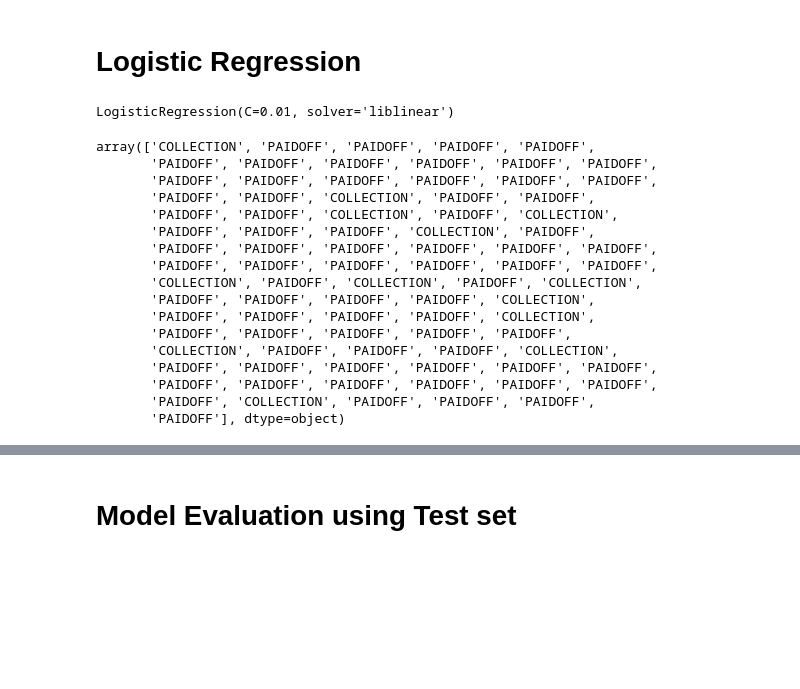
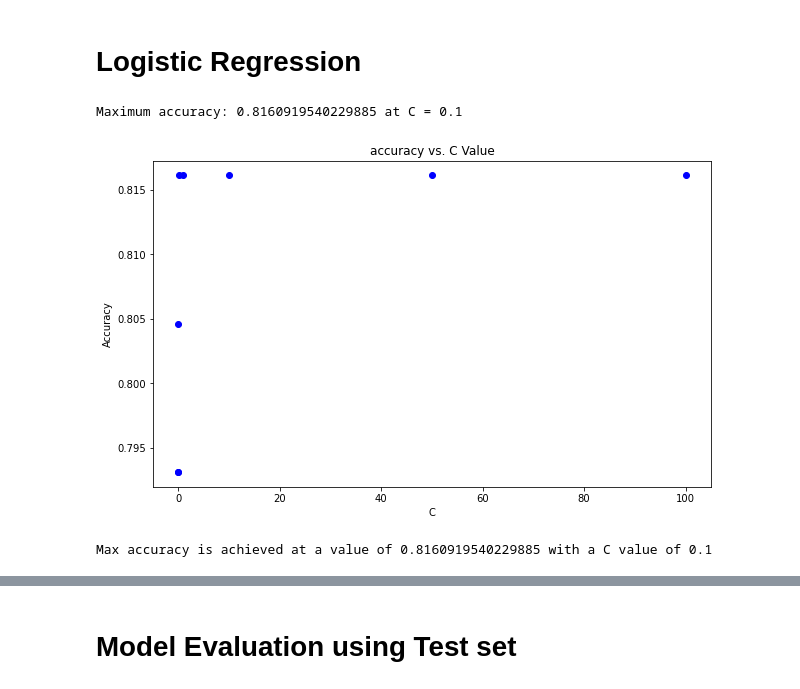
Before and after one commit to alexfrf/coursera-capstone-project, a Jupyter notebook: Capstone_Project.ipynb, the cells around one changed output, grey strips where cells are left out. Saved outputs shown, nothing was run; the diff lists cells and outputs as text; code cells hidden in the pictures; blank space fills up the shorter version.

```diff
--- a/Capstone_Project.ipynb
+++ b/Capstone_Project.ipynb
@@ -474,32 +517,36 @@ SVM's Accuracy under Trainset:  0.7837837837837838
 # %% [markdown]
 # Logistic Regression
+# %%
+from sklearn.linear_model import LogisticRegression
+list_tc = [0.0001,0.001,0.01,0.1,1,10,50,100]
+# %%
+scores = []
+cs = []
+for i in list_tc:
+    LR = LogisticRegression(C=i, solver='liblinear').fit(x_train,y_train)
+    y_pred = LR.predict(x_test)
+    score = LR.score(x_test,y_test)
+    scores.append(score)
+    cs.append(i)
+
+plt.figure(figsize=(10,6))
+plt.scatter(cs,scores,color = 'blue',
+         marker='o')
+plt.title('accuracy vs. C Value')
+plt.xlabel('C')
+plt.ylabel('Accuracy')
+print("Maximum accuracy:",max(scores),"at C =",cs[np.array(scores).argmax()])
+# %% [output]
+Maximum accuracy: 0.8160919540229885 at C = 0.1
+[figure, added]
 # %%
-from sklearn.linear_model import LogisticRegression
-LR = LogisticRegression(C=0.01, solver='liblinear').fit(x_train,y_train)
-LR
+cvalue = cs[np.array(scores).argmax()]
+LR = LogisticRegression(C=cvalue, solver='liblinear').fit(x_train,y_train)
+y_pred = LR.predict(x_test)
-# %% [output]
-LogisticRegression(C=0.01, solver='liblinear')
-# %%
-y_pred = LR.predict(x_test)
-y_pred
-# %% [output]
-array(['COLLECTION', 'PAIDOFF', 'PAIDOFF', 'PAIDOFF', 'PAIDOFF',
-       'PAIDOFF', 'PAIDOFF', 'PAIDOFF', 'PAIDOFF', 'PAIDOFF', 'PAIDOFF',
-       'PAIDOFF', 'PAIDOFF', 'PAIDOFF', 'PAIDOFF', 'PAIDOFF', 'PAIDOFF',
-       'PAIDOFF', 'PAIDOFF', 'COLLECTION', 'PAIDOFF', 'PAIDOFF',
-       'PAIDOFF', 'PAIDOFF', 'COLLECTION', 'PAIDOFF', 'COLLECTION',
-       'PAIDOFF', 'PAIDOFF', 'PAIDOFF', 'COLLECTION', 'PAIDOFF',
-       'PAIDOFF', 'PAIDOFF', 'PAIDOFF', 'PAIDOFF', 'PAIDOFF', 'PAIDOFF',
-       'PAIDOFF', 'PAIDOFF', 'PAIDOFF', 'PAIDOFF', 'PAIDOFF', 'PAIDOFF',
-       'COLLECTION', 'PAIDOFF', 'COLLECTION', 'PAIDOFF', 'COLLECTION',
-       'PAIDOFF', 'PAIDOFF', 'PAIDOFF', 'PAIDOFF', 'COLLECTION',
-       'PAIDOFF', 'PAIDOFF', 'PAIDOFF', 'PAIDOFF', 'COLLECTION',
-       'PAIDOFF', 'PAIDOFF', 'PAIDOFF', 'PAIDOFF', 'PAIDOFF',
-       'COLLECTION', 'PAIDOFF', 'PAIDOFF', 'PAIDOFF', 'COLLECTION',
-       'PAIDOFF', 'PAIDOFF', 'PAIDOFF', 'PAIDOFF', 'PAIDOFF', 'PAIDOFF',
-       'PAIDOFF', 'PAIDOFF', 'PAIDOFF', 'PAIDOFF', 'PAIDOFF', 'PAIDOFF',
-       'PAIDOFF', 'COLLECTION', 'PAIDOFF', 'PAIDOFF', 'PAIDOFF',
-       'PAIDOFF'], dtype=object)
+# %%
+print('Max accuracy is achieved at a value of {} with a C value of {}'.format(max(scores),cvalue))
+# %% [output]
+Max accuracy is achieved at a value of 0.8160919540229885 with a C value of 0.1
 # %%
 y_pred_prob = LR.predict_proba(x_test)
 y_pred_prob
```
Also changed, not shown: parts of 14 cells of this notebook.
